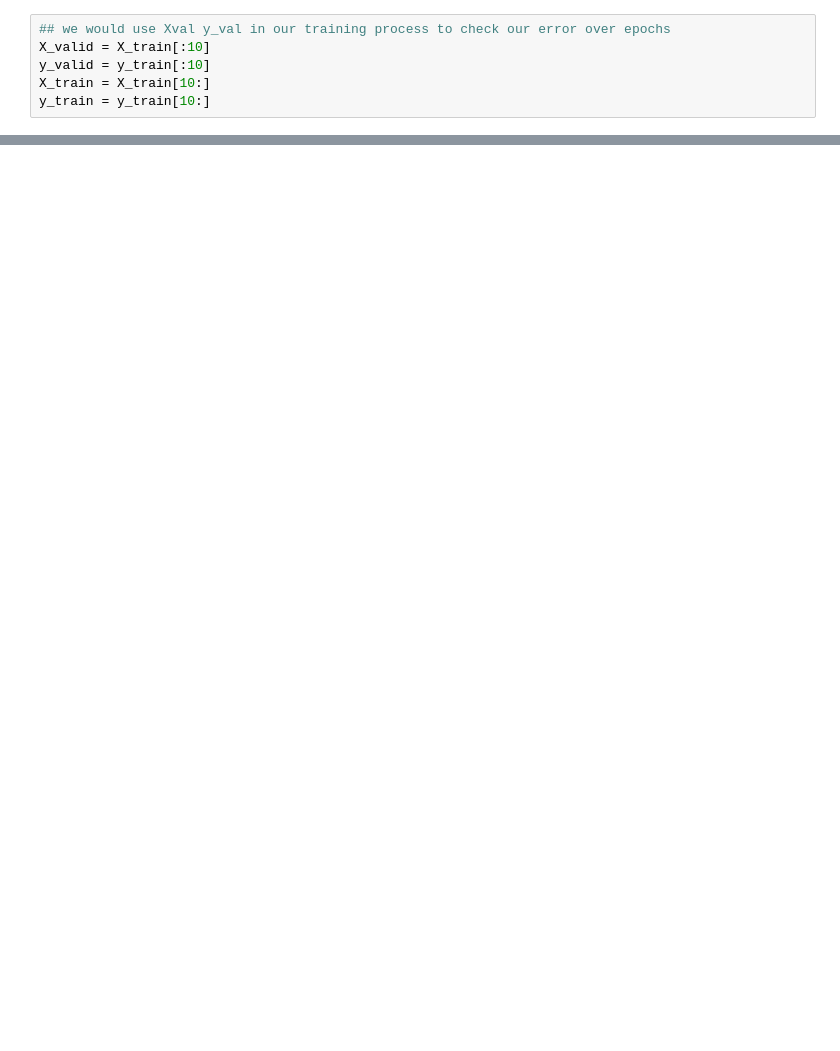
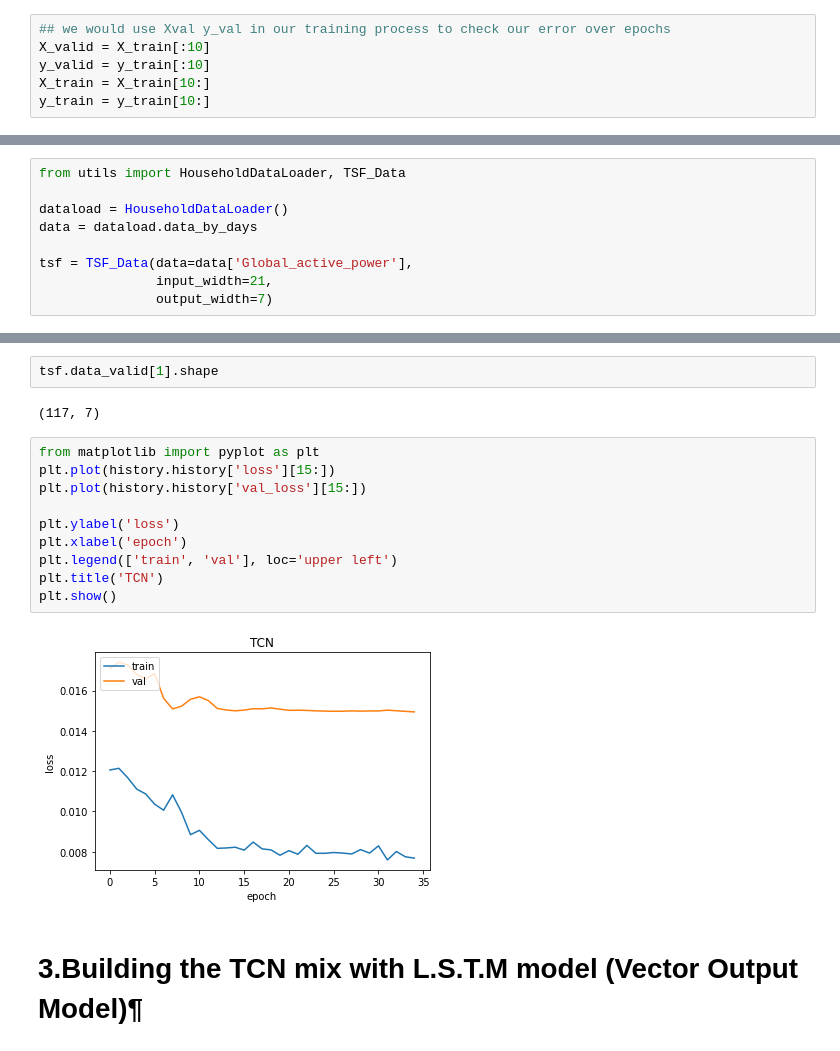
Before and after one commit to andrewlee1807/TSDatasets, a Jupyter notebook: household_electric_power_consumption.ipynb, the cells around one changed output, grey strips where cells are left out. Drawn from its saved outputs; the diff is of its cells as text; blank space fills up the shorter version.

```diff
--- a/household_electric_power_consumption.ipynb
+++ b/household_electric_power_consumption.ipynb
@@ -503,0 +638,9 @@ Epoch 00036: early stopping
+# %%
+from utils import HouseholdDataLoader, TSF_Data
+
+dataload = HouseholdDataLoader()
+data = dataload.data_by_days
+
+tsf = TSF_Data(data=data['Global_active_power'],
+               input_width=21,
+               output_width=7)
@@ -503,0 +745,18 @@ Epoch 00036: early stopping
+# %%
+tsf.data_valid[1].shape
+# %% [output]
+(117, 7)
+# %%
+from matplotlib import pyplot as plt
+plt.plot(history.history['loss'][15:])
+plt.plot(history.history['val_loss'][15:])
+
+plt.ylabel('loss')
+plt.xlabel('epoch')
+plt.legend(['train', 'val'], loc='upper left')
+plt.title('TCN')
+plt.show()
+# %% [output]
+[figure, added]
+# %% [markdown]
+# 3.Building the TCN mix with L.S.T.M model (Vector Output Model)¶
```
Also changed, not shown: parts of 35 cells of this notebook, 9 other files.
